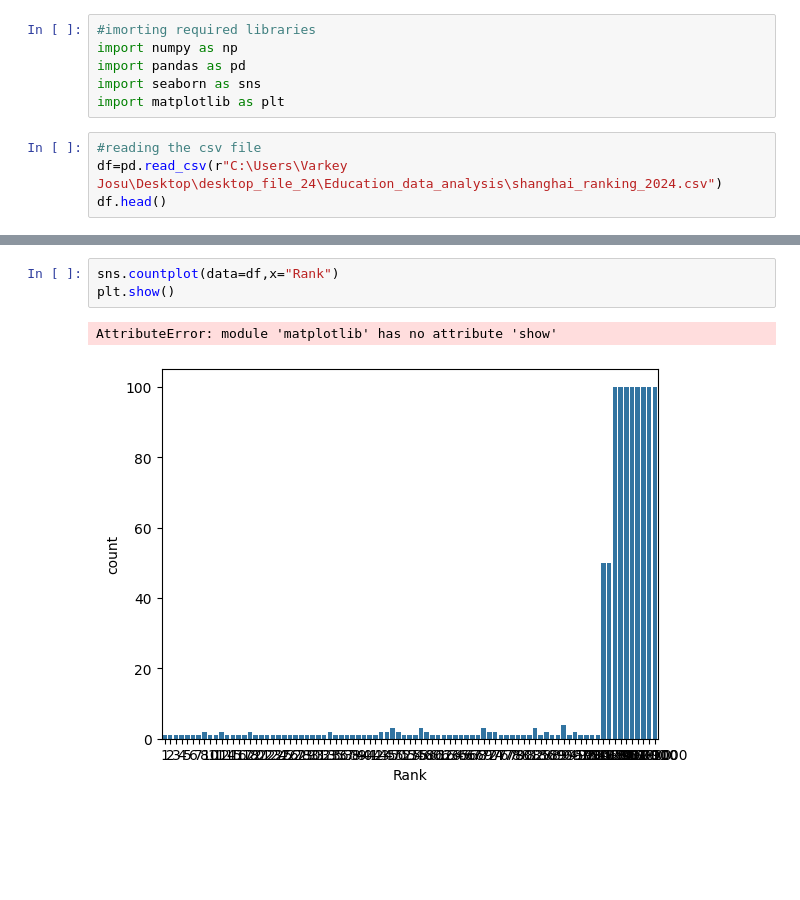
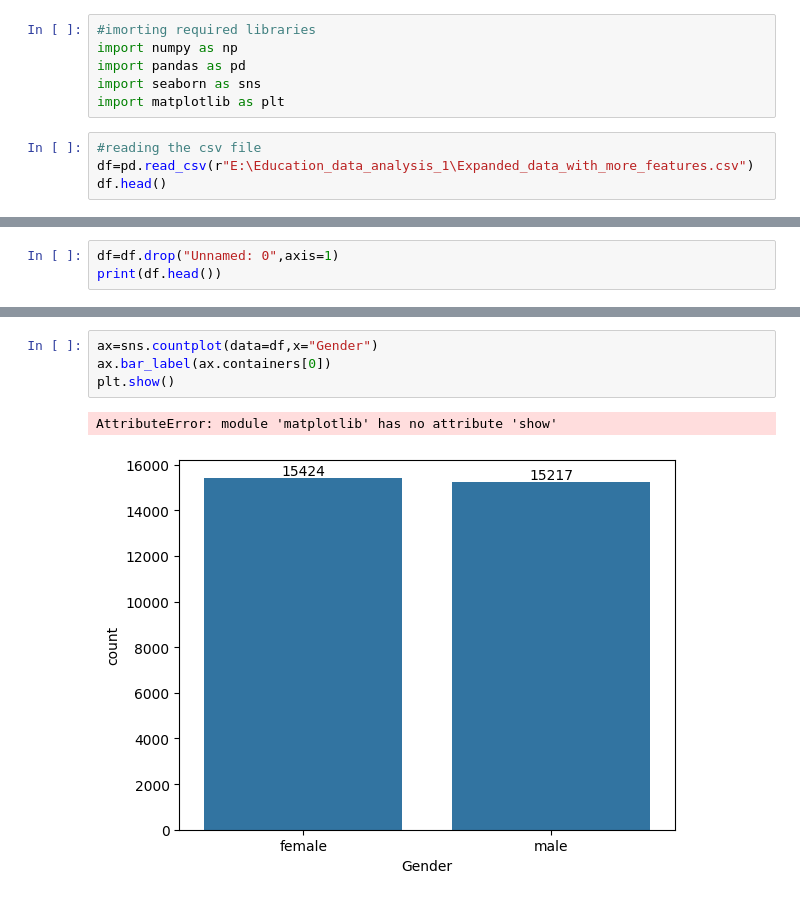
Before and after one commit to Varkey-Josu/Education_data_analysis_1, a Jupyter notebook: Python/EDA/test.ipynb, the cells around one changed output, grey strips where cells are left out. Saved outputs shown, nothing was run; the diff lists cells and outputs as text; blank space fills up the shorter version.

Commit message:
Analysis

```diff
--- a/Python/EDA/test.ipynb
+++ b/Python/EDA/test.ipynb
@@ -76,6 +76,6 @@ import seaborn as sns
 import matplotlib as plt
 # %%
 #reading the csv file
-df=pd.read_csv(r"C:\Users\Varkey Josu\Desktop\desktop_file_24\Education_data_analysis\shanghai_ranking_2024.csv")
+df=pd.read_csv(r"E:\Education_data_analysis_1\Expanded_data_with_more_features.csv")
 df.head()
 # %% [output]
@@ -119 +138,4 @@ PCP                        0
 dtype: int64
+# %%
+df=df.drop("Unnamed: 0",axis=1)
+print(df.head())
@@ -120,6 +163,7 @@ dtype: int64
 # %%
-sns.countplot(data=df,x="Rank")
+ax=sns.countplot(data=df,x="Gender")
+ax.bar_label(ax.containers[0])
 plt.show()
 # %% [output]
 AttributeError: module 'matplotlib' has no attribute 'show'
-[figure, old version]
+[figure, new version]
```
Also changed, not shown: parts of 7 cells of this notebook.
